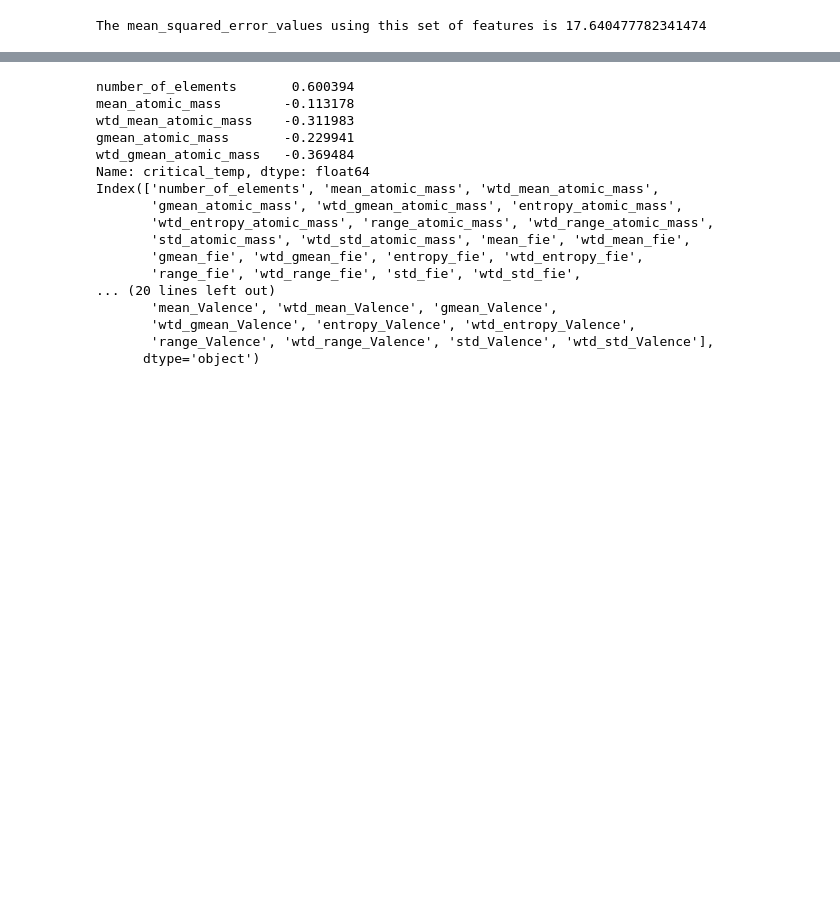
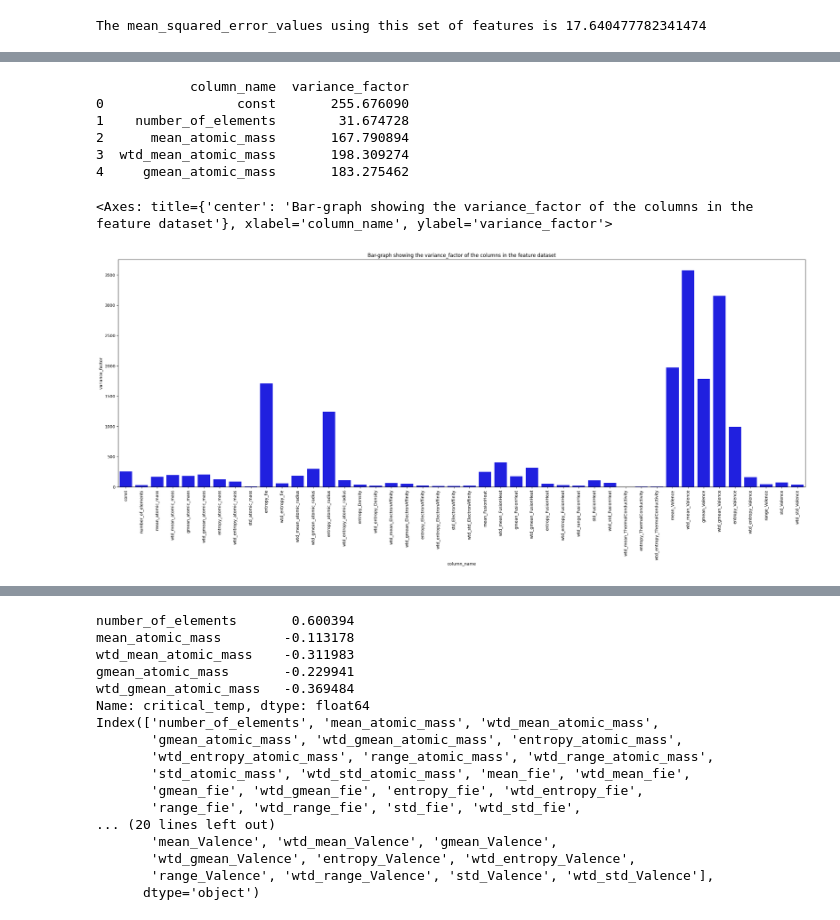
Before and after one commit to Amitejashrout99/SuperconductivityPrediction, a Jupyter notebook: InitialExploration.ipynb, the cells around one changed output, grey strips where cells are left out. Cells and saved outputs as stored; diff of their text form; code cells hidden in the pictures; blank space fills up the shorter version.

```diff
--- a/InitialExploration.ipynb
+++ b/InitialExploration.ipynb
@@ -140,0 +171,10 @@ The mean_squared_error_values using this set of features is 17.640477782341474
+# %%
+#Getting the indexes of the features who have at least > +2.0 co-relation value and < -2.0 co-realtion value
+first_filter_significant_columns = []
+for coefficients, column in zip( coefficients_linear_regression, atomic_properties_df_feature_variables.columns.values.tolist() ):
+  if( coefficients >= 0.5 or coefficients <= -0.5 ):
+    first_filter_significant_columns.append( column )
+#Printing the significant_columns length
+print( f"The number of significantly co-related columns are { len( first_filter_significant_columns ) }" )
+#Printing the significant columns
+print( first_filter_significant_columns )
@@ -140,0 +184,5 @@ The mean_squared_error_values using this set of features is 17.640477782341474
+# %%
+#Taking the subset of these features from the model and running the Linear Regression Model
+atomic_properties_df_feature_variables = atomic_properties_df_feature_variables[ first_filter_significant_columns ]
+#Printing the feature variables dataset
+print( atomic_properties_df_feature_variables.head() )
@@ -140,0 +292,12 @@ The mean_squared_error_values using this set of features is 17.640477782341474
+# %%
+#Adding a constant column so that we can get the actual VIF factor as the VIF factor assumes a constant in the calculation
+#atomic_properties_filtered.loc[:,"constant_column"] = 1
+#Printing the column values
+atomic_properties_df_feature_variables_constant = add_constant( atomic_properties_df_feature_variables )
+#Printing the columns in the constant_columns
+print( atomic_properties_df_feature_variables_constant.info() )
+atomic_properties_multicollinear = pd.Series([variance_inflation_factor(  atomic_properties_df_feature_variables_constant.values, i)
+for i in range(  atomic_properties_df_feature_variables_constant.shape[1])],
+              index=atomic_properties_df_feature_variables_constant.columns)
+#Printing the series
+print( atomic_properties_multicollinear )
@@ -140,0 +322,27 @@ The mean_squared_error_values using this set of features is 17.640477782341474
+# %%
+#Converting the multicollinear properties to a dataframe and plotting the results in form of a bar-graph
+atomic_properties_multicollinear_df = atomic_properties_multicollinear.to_frame( name = "variance_factor" )
+#Resetting the index so as to create a new dataframe with the updated results
+atomic_properties_multicollinear_df = atomic_properties_multicollinear_df.reset_index( level = 0 )
+#Changing the column name
+atomic_properties_multicollinear_df = atomic_properties_multicollinear_df.rename( columns={ "index":"column_name" } )
+#Printing the dataframe after creating the dataframe
+print( atomic_properties_multicollinear_df.head() )
+# %% [output]
+            column_name  variance_factor
+0                 const       255.676090
+1    number_of_elements        31.674728
+2      mean_atomic_mass       167.790894
+3  wtd_mean_atomic_mass       198.309274
+4     gmean_atomic_mass       183.275462
+# %%
+#Plotting the variance factor in form of a bar-graph so that we can identify which column_name should be dropped after the first round of the filtering
+plt.figure( figsize = ( 30,10 ) )
+plt.title( "Bar-graph showing the variance_factor of the columns in the feature dataset" )
+#Limiting the y axis to 100 so that we can get a better idea
+#plt.ylim( 0, 2000 )
+plt.xticks(np.arange(0,len( atomic_properties_multicollinear_df["column_name"].values ),step=1), atomic_properties_multicollinear_df["column_name"].values , rotation='vertical')
+sns.barplot( data = atomic_properties_multicollinear_df , x= "column_name" , y = "variance_factor" , color = 'blue')
+# %% [output]
+<Axes: title={'center': 'Bar-graph showing the variance_factor of the columns in the feature dataset'}, xlabel='column_name', ylabel='variance_factor'>
+[figure, added]
```
Also changed, not shown: parts of 50 cells of this notebook.
